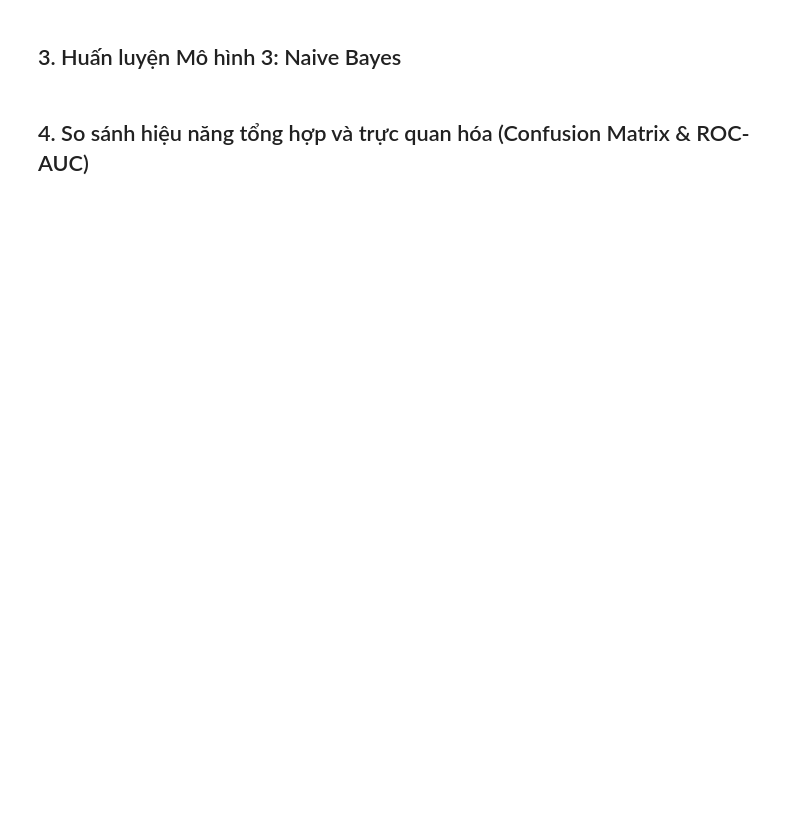
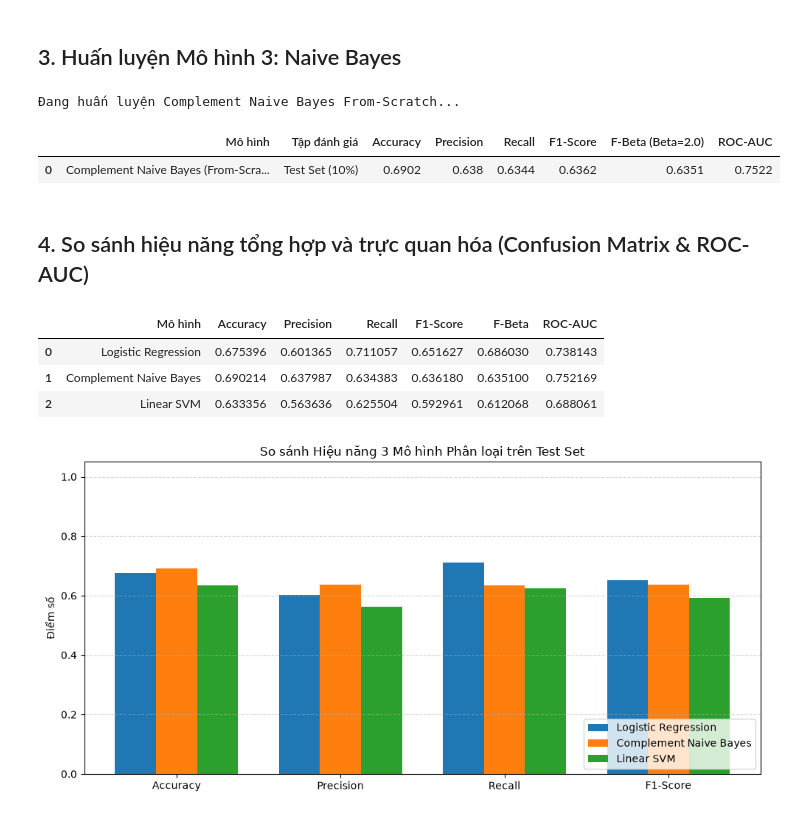
Before and after one commit to iamtien77/spam_classifier, a Jupyter notebook: notebooks/03_model_baseline_and_training.ipynb, the cells around one changed output. Drawn from its saved outputs; the diff is of its cells as text; code cells hidden in the pictures; blank space fills up the shorter version.

Commit message:
feat(models): hoàn thiện 3 mô hình from-scratch, threshold tuning recall>=0.85 và ensemble task 2

```diff
--- a/notebooks/03_model_baseline_and_training.ipynb
+++ b/notebooks/03_model_baseline_and_training.ipynb
@@ -49,2 +144,29 @@ pass
+# %%
+# Huấn luyện mô hình 3: Naive Bayes (Complement) From-Scratch
+nb_model = NaiveBayesClassifier(alpha=1.0, kind='complement')
+print('Đang huấn luyện Complement Naive Bayes From-Scratch...')
+nb_model.fit(X_train, y_train)
+
+y_pred_nb = nb_model.predict(X_test, threshold=0.5)
+y_prob_nb = nb_model.predict_proba(X_test)[:, 1]
+
+metrics_nb = evaluator.compute_all_metrics(y_test, y_pred_nb, y_prob=y_prob_nb, beta=2.0)
+
+# Bảng kết quả đánh giá Complement Naive Bayes dạng DataFrame
+df_metrics_nb = pd.DataFrame([{
+    "Mô hình": "Complement Naive Bayes (From-Scratch)",
+    "Tập đánh giá": "Test Set (10%)",
+    "Accuracy": round(metrics_nb['accuracy'], 4),
+    "Precision": round(metrics_nb['precision'], 4),
+    "Recall": round(metrics_nb['recall'], 4),
+    "F1-Score": round(metrics_nb['f1'], 4),
+    "F-Beta (Beta=2.0)": round(metrics_nb['f_beta'], 4),
+    "ROC-AUC": round(metrics_nb['roc_auc'], 4),
+}])
+display(df_metrics_nb)
+# %% [output]
+Đang huấn luyện Complement Naive Bayes From-Scratch...
+|  | Mô hình | Tập đánh giá | Accuracy | Precision | Recall | F1-Score | F-Beta (Beta=2.0) | ROC-AUC |
+| 0 | Complement Naive Bayes (From-Scra... | Test Set (10%) | 0.6902 | 0.638 | 0.6344 | 0.6362 | 0.6351 | 0.7522 |
 # %% [markdown]
 ## 4. So sánh hiệu năng tổng hợp và trực quan hóa (Confusion Matrix & ROC-AUC)
@@ -58,0 +173,34 @@ pass
+# %%
+# Bảng tổng hợp đối sánh 3 mô hình
+summary_df = evaluator.build_comparison_summary({
+    'Logistic Regression': metrics_lr,
+    'Linear SVM': metrics_svm,
+    'Complement Naive Bayes': metrics_nb,
+})
+display(summary_df)
+
+# Trực quan hóa so sánh hiệu năng trên cùng một biểu đồ
+fig, ax = plt.subplots(figsize=(10, 5))
+metrics_plot = ['Accuracy', 'Precision', 'Recall', 'F1-Score']
+x = np.arange(len(metrics_plot))
+width = 0.25
+
+for idx, row in summary_df.iterrows():
+    vals = [row[m] for m in metrics_plot]
+    ax.bar(x + idx * width, vals, width, label=row['Mô hình'])
+
+ax.set_ylabel('Điểm số')
+ax.set_title('So sánh Hiệu năng 3 Mô hình Phân loại trên Test Set')
+ax.set_xticks(x + width)
+ax.set_xticklabels(metrics_plot)
+ax.set_ylim(0, 1.05)
+ax.legend(loc='lower right')
+ax.grid(axis='y', linestyle='--', alpha=0.5)
+plt.tight_layout()
+plt.show()
+# %% [output]
+|  | Mô hình | Accuracy | Precision | Recall | F1-Score | F-Beta | ROC-AUC |
+| 0 | Logistic Regression | 0.675396 | 0.601365 | 0.711057 | 0.651627 | 0.686030 | 0.738143 |
+| 1 | Complement Naive Bayes | 0.690214 | 0.637987 | 0.634383 | 0.636180 | 0.635100 | 0.752169 |
+| 2 | Linear SVM | 0.633356 | 0.563636 | 0.625504 | 0.592961 | 0.612068 | 0.688061 |
+[figure, added]
```
Also changed, not shown: parts of 8 cells of this notebook, 6 other files.
